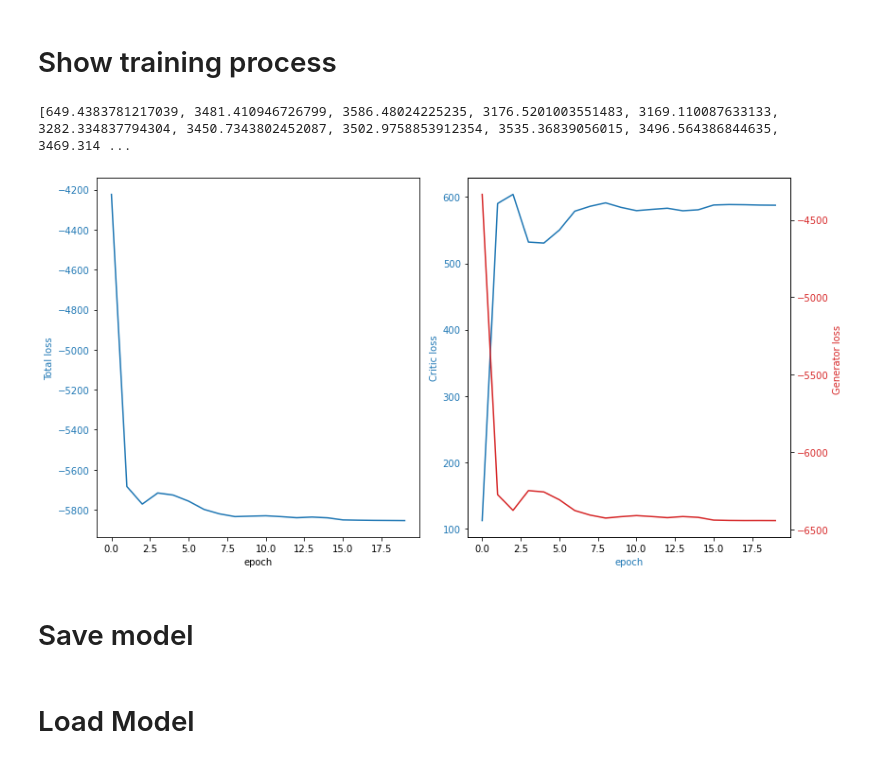
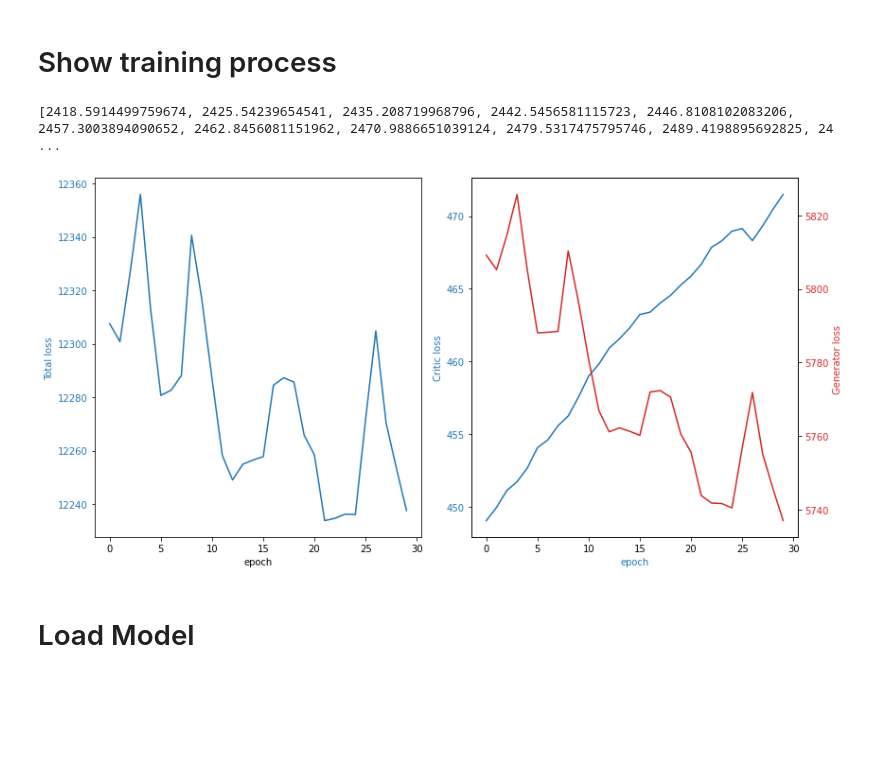
Before and after one commit to mmi366127/2022-Intro-to-AI-final-project, a Jupyter notebook: TraVeLGan.ipynb, the cells around one changed output. Saved outputs shown, nothing was run; the diff lists cells and outputs as text; code cells hidden in the pictures; blank space fills up the shorter version.

```diff
--- a/TraVeLGan.ipynb
+++ b/TraVeLGan.ipynb
@@ -5,12 +5,12 @@ CONTENT_FILES = './input/bdl'
 STYLE_FILES = './input/clb'
 
 
-windowSize = 72         # the input width of the model
-vecLen = 128            #length of vector generated by siamese vector
-shape = 24              #length of time axis of split specrograms to feed to generator
+windowSize = 48         # the input width of the model
+vecLen = 128            # length of vector generated by siamese vector
+shape = 24              # length of time axis of split specrograms to feed to generator
 
 batch_size = 32         #batch size
-delta = 2.              #constant for siamese loss
+
 
 
 # If gpu is available
@@ -134,23 +106,25 @@ def g_loss_f(fake):
 # Setting
 # %%
 
-learning_rate_SG = 0.00001
+learning_rate_S = 0.00001
+learning_rate_G = 0.00001
 learning_rate_D = 0.000005
 
 """
+L_S = beta L_{(G, S), TraVeL} + gamma L_{S, margin}
+L_G = L_{G, adv} + alpha L_{G, id} + beta L_{(G, S), TraVeL}
 L_D = L_{D, adv}
-L_G = L_{G, adv} + alpha L_{G, id} + beta L_{(G, S), TraVeL}
-L_S = beta L_{(G, S), TraVeL} + gamma L_{S, margin}
 """
 
-alpha = 10.0
-beta = 0.5
+alpha = 1.0
+delta = 2.0
+beta = 10.0
 gamma = 10.0
 
-max_epochs = 20       # maximum epochs
+max_epochs = 30      # maximum epochs
 
-load_model_path = './saved_model/bdl2clb/epoch_18'  # path of the pretrained model
-saved_experiment_path = './saved_model/bdl2clb'   # path of the saved model
+load_model_path = './saved_model/test2/'  # path of the pretrained model
+saved_experiment_path = './saved_model/test3'   # path of the saved model
 
 if not os.path.exists(saved_experiment_path):
     os.mkdir(saved_experiment_path)
@@ -159,7 +133,7 @@ if not os.path.exists(saved_experiment_path):
 plot_spec = False    # plot spectrum when training
 saved_epoch = 3      # save model period
 
-pretrained = False   # If loading the pretrained model
+pretrained = True   # If loading the pretrained model
 # %% [markdown]
 # Training
 # %%
@@ -421,18 +426,16 @@ with open(os.path.join(saved_experiment_path, 'train_info.pkl'), 'wb') as f:
 # %%
 
 # print(losses['loss_g'])
 
 print(losses['loss_df'])
 
-total_loss = np.array(losses['loss_D']) + np.array(losses['loss_GS'])
+total_loss = np.array(losses['loss_S']) + np.array(losses['loss_G']) + np.array(losses['loss_D'])
 
-plot_curve(losses['loss_D'], losses['loss_GS'], total_loss, 'Critic loss', 'Generator loss ', 'Total loss', False)
+plot_curve(losses['loss_D'], losses['loss_G'], total_loss, 'Critic loss', 'Generator loss ', 'Total loss', False)
 # plot_curve(losses['loss_g'])
 # print(losses['loss_m'])
 # print(losses['loss_g'])
 # print(losses['loss_GS'])
 # %% [output]
-[649.4383781217039, 3481.410946726799, 3586.48024225235, 3176.5201003551483, 3169.110087633133, 3282.334837794304, 3450.7343802452087, 3502.9758853912354, 3535.36839056015, 3496.564386844635, 3469.314 ...
+[2418.5914499759674, 2425.54239654541, 2435.208719968796, 2442.5456581115723, 2446.8108102083206, 2457.3003894090652, 2462.8456081151962, 2470.9886651039124, 2479.5317475795746, 2489.4198895692825, 24 ...
-[figure, old version]
+[figure, new version]
-# %% [markdown]
-# Save model
```
Also changed, not shown: parts of 6 cells of this notebook, 4 other files.
